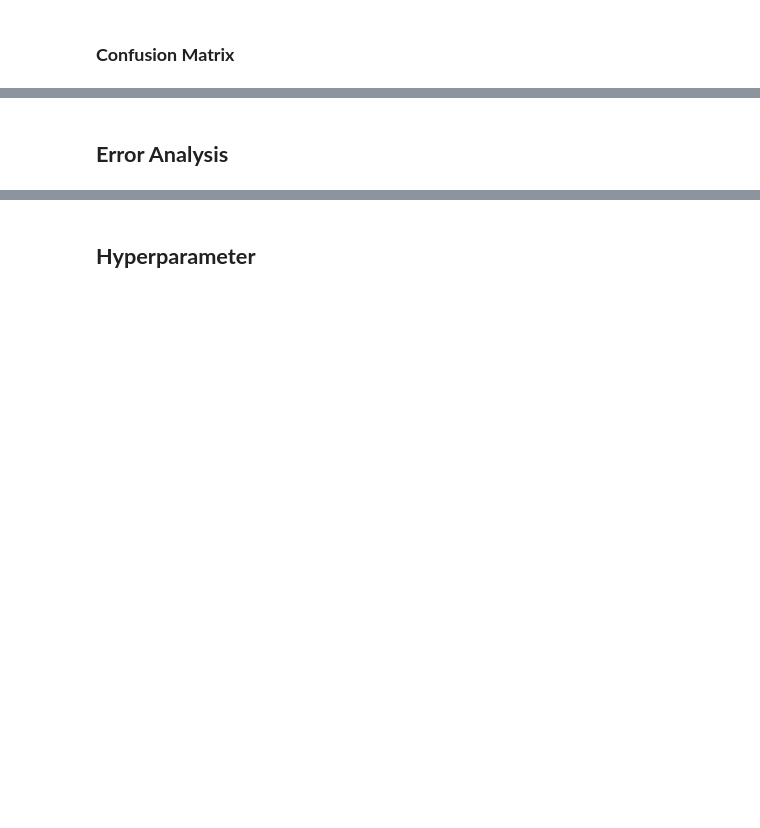
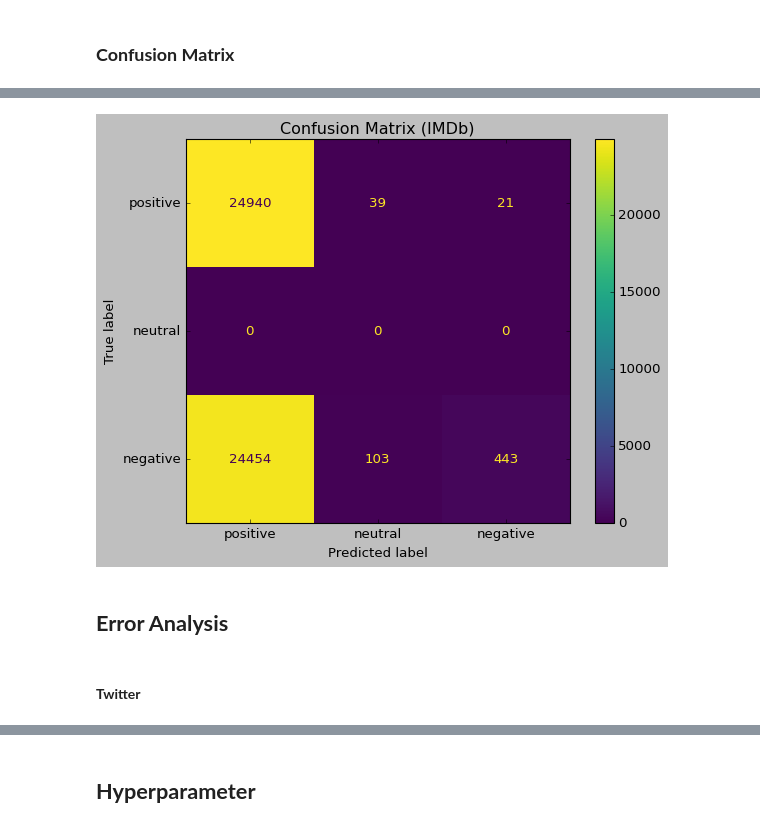
Before and after one commit to OziomaEunice/Sentiment_GPT, a Jupyter notebook: NaïveBayes_SentimentAnalysis2.ipynb, the cells around one changed output, grey strips where cells are left out. Cells and saved outputs as stored; diff of their text form; code cells hidden in the pictures; blank space fills up the shorter version.

```diff
--- a/NaïveBayes_SentimentAnalysis2.ipynb
+++ b/NaïveBayes_SentimentAnalysis2.ipynb
@@ -273,15 +526,19 @@ print(confusion_matrix(df2['label'], predictions_imdb))
 # %%
 style.use('classic')
 cm = confusion_matrix(df2['label'], predictions_imdb)
 
-# Display confusion matrix
+# Display confusion matrix for IMDb
 display_cm = ConfusionMatrixDisplay(confusion_matrix=cm, display_labels=['positive', 'neutral', 'negative'])
 display_cm.plot(cmap='viridis', values_format='d')
 
-plt.title('Confusion Matrix')
+plt.title('Confusion Matrix (IMDb)')
 plt.show()
+# %% [output]
+[figure, added]
 # %% [markdown]
 ## **Error Analysis**
+# %% [markdown]
+#### **Twitter**
 # %%
 # create an error analysis dataframe to
 # compare the model's predictions with the true labels
```
Also changed, not shown: parts of 41 cells of this notebook.
